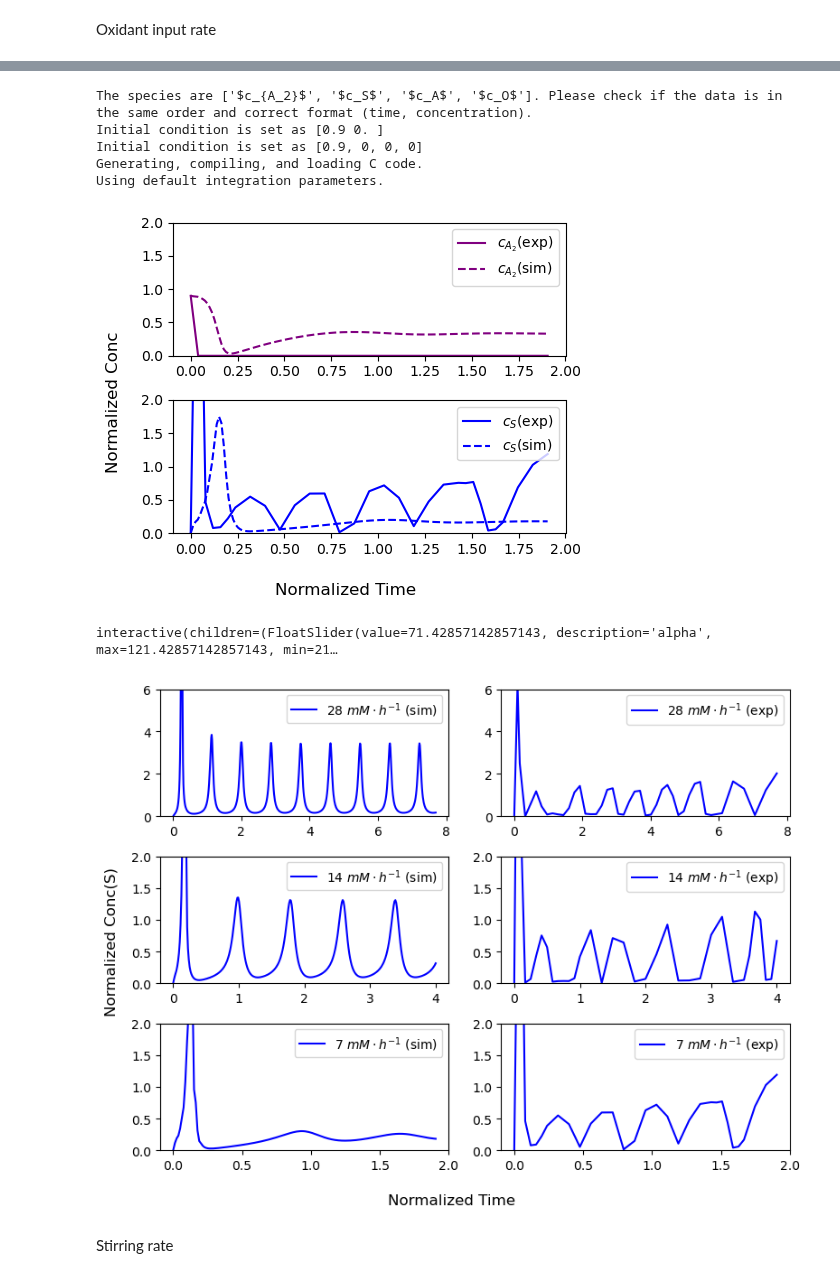
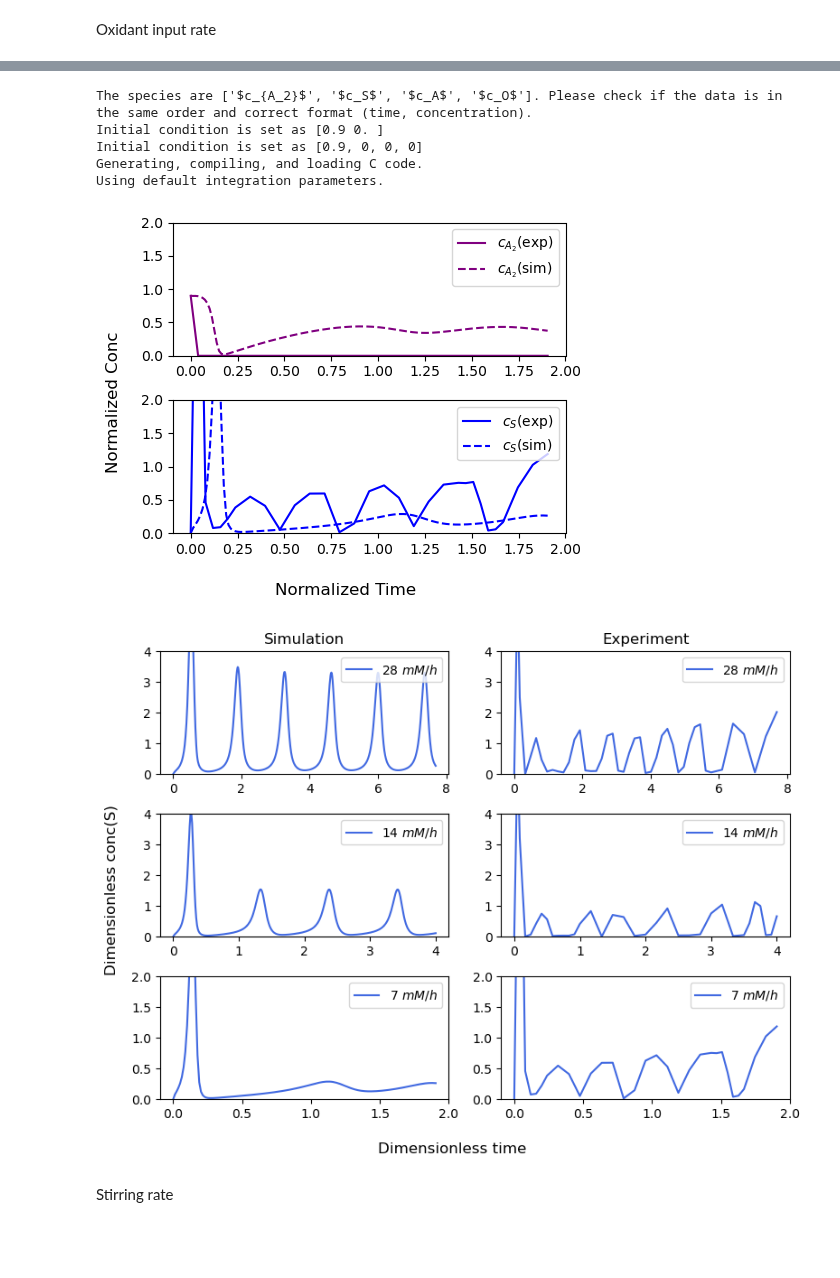
Before and after one commit to Zhiheng419/Chemical_Oscillation_Model, a Jupyter notebook: summary.ipynb, the cells around one changed output, grey strips where cells are left out. Cells and saved outputs as stored; diff of their text form; code cells hidden in the pictures; blank space fills up the shorter version.

```diff
--- a/summary.ipynb
+++ b/summary.ipynb
@@ -216,9 +216,9 @@ array([500.  , 470.  ,   2.8 , 101.15])
 # %%
 #parameters
-rs_ac, rds_ac, rs, rds, ro, rm = 500, 470, 3, 100, 1e4, 1e4
+rs_ac, rds_ac, rs, rds, ro, rm = 375, 310,  7, 325, 1e4, 1e4
 rext = 14
 lam, m = 0.11, 2
-td1, td2 = 0.01, 0.03
+td1, td2 = 0.03, 0.03
 
 #Definition of the model
 alpha, beta, theta, phi, ep, delta = rs_ac / rext, rds_ac / rext, rs / rext, rds / rext, ro / rext, rm/rext
@@ -240,9 +240,9 @@ Using default integration parameters.
 # %%
 #parameters
-rs_ac, rds_ac, rs, rds, ro, rm = 500, 470, 3, 100, 1e4, 1e4
+rs_ac, rds_ac, rs, rds, ro, rm = 375, 310,  7, 325, 1e4, 1e4
 rext = 28
 lam, m = 0.11, 2
-td1, td2 = 0.01, 0.03
+td1, td2 = 0.06, 0.06
 
 #Definition of the model
 alpha, beta, theta, phi, ep, delta = rs_ac / rext, rds_ac / rext, rs / rext, rds / rext, ro / rext, rm/rext
@@ -264,9 +264,9 @@ Using default integration parameters.
 # %%
 #parameters
-rs_ac, rds_ac, rs, rds, ro, rm = 500, 470, 10, 350, 1e4, 1e4
+rs_ac, rds_ac, rs, rds, ro, rm = 375, 310,  7, 325, 1e4, 1e4
 rext = 7
 lam, m = 0.11, 2
-td1, td2 = 0.01, 0.03
+td1, td2 = 0.015, 0.015
 
 #Definition of the model
 alpha, beta, theta, phi, ep, delta = rs_ac / rext, rds_ac / rext, rs / rext, rds / rext, ro / rext, rm/rext
@@ -284,35 +284,35 @@ Initial condition is set as [0.9 0. ]
 Initial condition is set as [0.9, 0, 0, 0]
 Generating, compiling, and loading C code.
 Using default integration parameters.
-[figure, old version]
+[figure, new version]
-# %%
-delayed_model_25.interactive_plot(exp=True, ran=50)
-# %% [output]
-interactive(children=(FloatSlider(value=71.42857142857143, description='alpha', max=121.42857142857143, min=21…
 # %%
 fig, ax = plt.subplots(3, 2, figsize=(8, 6))
 axlist = [axes101, axes50, axes25]
-legend = ['$28 \ mM \cdot h^{-1}$', '$14 \ mM \cdot h^{-1}$', '$7 \ mM \cdot h^{-1}$']
+legend = ['$28 \ mM/h$', '$14 \ mM/h$', '$7 \ mM/h$']
 for r in range(3):
-    ax[r, 0].plot(axlist[r][1].lines[1].get_xdata(), axlist[r][1].lines[1].get_ydata(), color='b', label=legend[r] + ' (sim)')
+    ax[r, 0].plot(axlist[r][1].lines[1].get_xdata(), axlist[r][1].lines[1].get_ydata(), color='royalblue', label=legend[r])
     ax[r, 0].legend(loc=1)
 for r in range(3):
-    ax[r, 1].plot(axlist[r][1].lines[0].get_xdata(), axlist[r][1].lines[0].get_ydata(), color='b', label=legend[r] + ' (exp)')
+    ax[r, 1].plot(axlist[r][1].lines[0].get_xdata(), axlist[r][1].lines[0].get_ydata(), color='royalblue', label=legend[r])
     ax[r, 1].legend(loc=1)
-fig.supylabel('Normalized Conc(S)')
-fig.supxlabel('Normalized Time')
-ax[0, 0].set_ylim(0, 6)
-ax[1, 0].set_ylim(0, 2)
+
+fig.supylabel('Dimensionless conc(S)')
+fig.supxlabel('Dimensionless time')
+ax[0, 0].set_title('Simulation')
+ax[0, 1].set_title('Experiment')
+
+ax[0, 0].set_ylim(0, 4)
+ax[1, 0].set_ylim(0, 4)
 ax[2, 0].set_ylim(0, 2)
 
-ax[0, 1].set_ylim(0, 6)
-ax[1, 1].set_ylim(0, 2)
+ax[0, 1].set_ylim(0, 4)
+ax[1, 1].set_ylim(0, 4)
 ax[2, 1].set_ylim(0, 2)
 plt.tight_layout()
 
 fig.savefig(r'figs\h2o2 input.png', dpi=300, bbox_inches='tight')
 # %% [output]
-[figure, old version]
+[figure, new version]
 # %% [markdown]
 Stirring rate
 # %%
```
Also changed, not shown: parts of 13 cells of this notebook, 9 other files.
